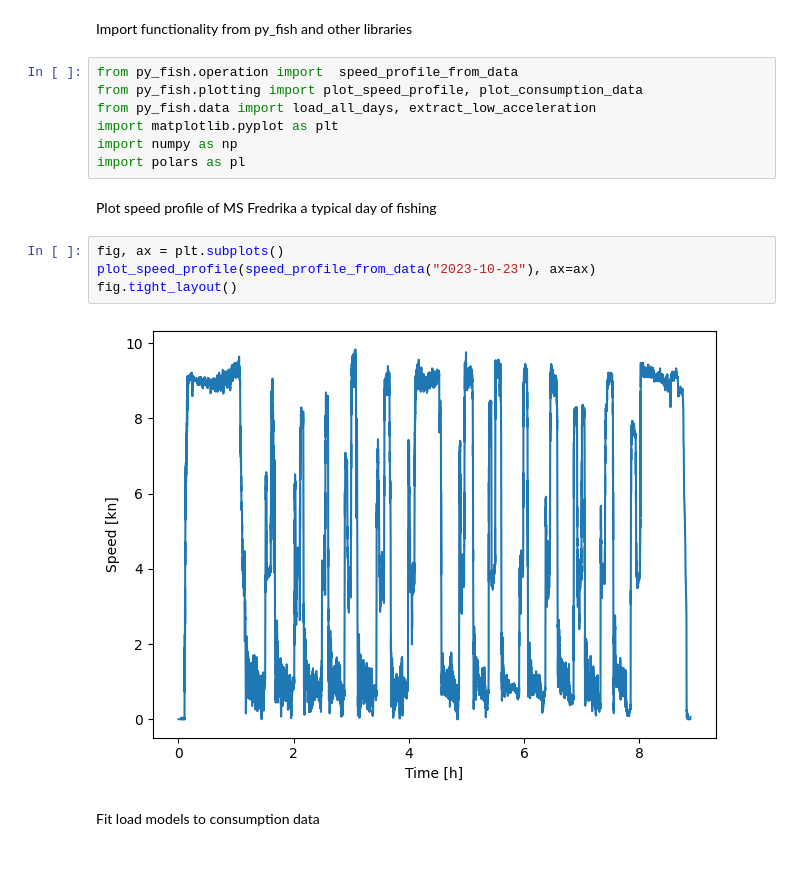
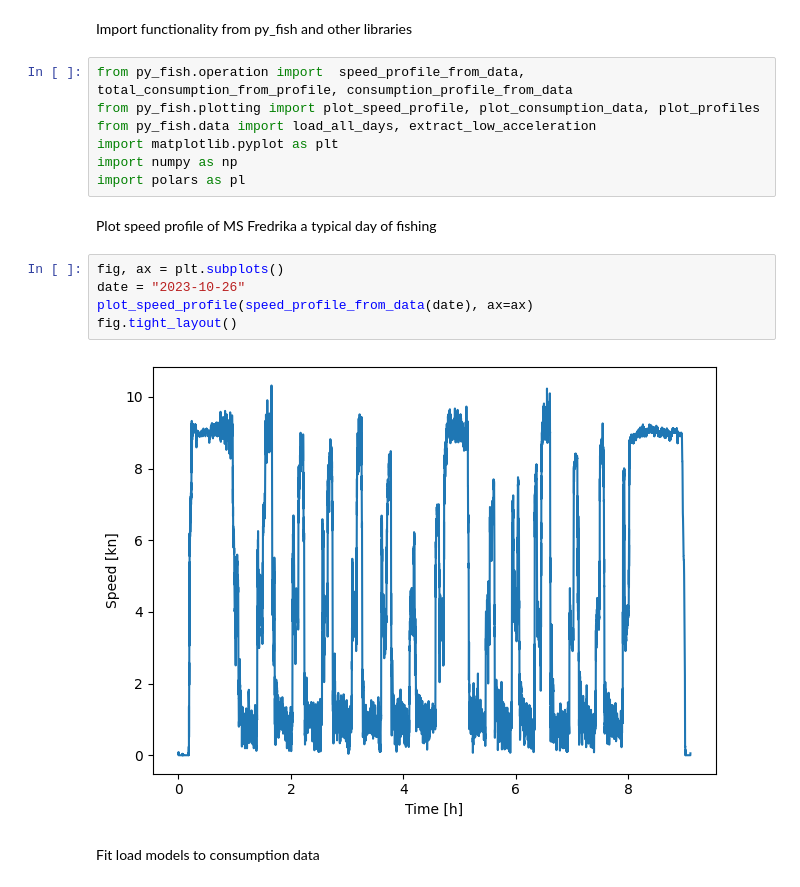
Before and after one commit to arvidsorfeldt/py-fish, a Jupyter notebook: fredrika.ipynb, the cells around one changed output. Saved outputs shown, nothing was run; the diff lists cells and outputs as text.

```diff
--- a/fredrika.ipynb
+++ b/fredrika.ipynb
@@ -3,8 +3,8 @@
 # %% [markdown]
 Import functionality from py_fish and other libraries
 # %%
-from py_fish.operation import  speed_profile_from_data
-from py_fish.plotting import plot_speed_profile, plot_consumption_data
+from py_fish.operation import  speed_profile_from_data, total_consumption_from_profile, consumption_profile_from_data
+from py_fish.plotting import plot_speed_profile, plot_consumption_data, plot_profiles
 from py_fish.data import load_all_days, extract_low_acceleration
 import matplotlib.pyplot as plt
 import numpy as np
@@ -13,10 +13,11 @@ import polars as pl
 Plot speed profile of MS Fredrika a typical day of fishing
 # %%
 fig, ax = plt.subplots()
-plot_speed_profile(speed_profile_from_data("2023-10-23"), ax=ax)
+date = "2023-10-26"
+plot_speed_profile(speed_profile_from_data(date), ax=ax)
 fig.tight_layout()
 # %% [output]
-[figure, old version]
+[figure, new version]
 # %% [markdown]
 Fit load models to consumption data
 # %%
```
Also changed, not shown: parts of 3 cells of this notebook, 1 other file.
